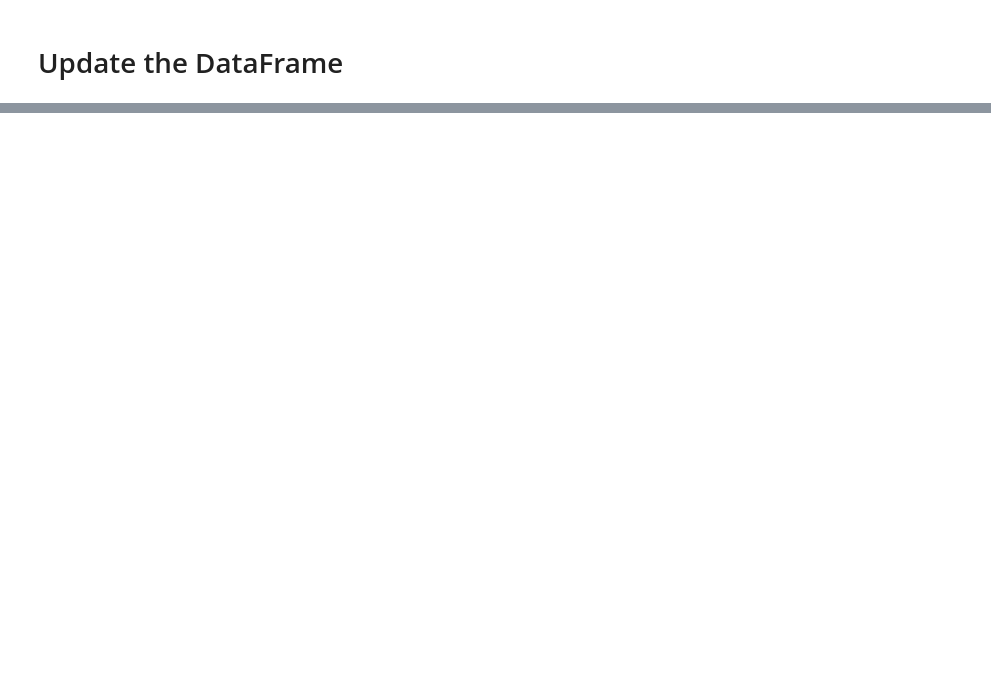
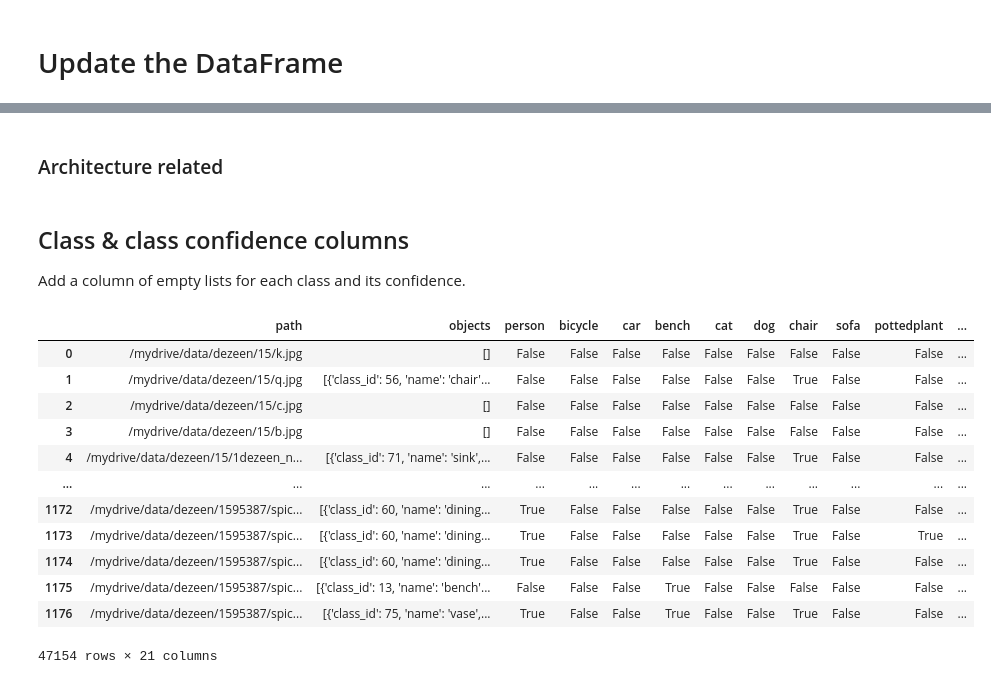
Before and after one commit to rickkk856/dezeenAI, a Jupyter notebook: 3_ObjectDetectionBasic.ipynb, the cells around one changed output, grey strips where cells are left out. Cells and saved outputs as stored; diff of their text form; code cells hidden in the pictures; blank space fills up the shorter version.

```diff
--- a/3_ObjectDetectionBasic.ipynb
+++ b/3_ObjectDetectionBasic.ipynb
@@ -375,0 +292,14 @@ stopClickConnect();
+# %%
+%cd files/tmp
+
+results = []
+# DIR = '/mydrive/files/tmp/'
+# os.chdir(DIR)
+
+for filename in os.listdir(os.getcwd()):
+  if filename.endswith('.json'):
+    results.append('/mydrive/files/tmp/' + filename)
+
+%cd /mydrive
+
+results
@@ -375,0 +329,11 @@ stopClickConnect();
+# %%
+results_df = pd.DataFrame()
+
+for file in tq.tqdm(results):
+  df_tmp = pd.read_json(file)
+  results_df = pd.concat([results_df, df_tmp])
+
+results_df.rename(columns={'filename': 'path'}, inplace=True)
+results_df.drop(['frame_id'], axis=1, inplace=True)
+
+results_df
@@ -375,0 +382,2 @@ stopClickConnect();
+# %% [markdown]
+### Architecture related
@@ -375,0 +467,14 @@ stopClickConnect();
+# %% [markdown]
+## Class & class confidence columns
+Add a column of empty lists for each class and its confidence.
+# %%
+def extractClass(objects, class_name):
+
+  present = False
+
+  for obj in objects:
+    if obj['name'] == class_name:
+      present = True
+      break
+
+  return present
@@ -375,0 +492,18 @@ stopClickConnect();
+# %%
+for cls in tq.tqdm(classes):
+  results_df[cls] = results_df.apply(lambda x: extractClass(x['objects'], cls), axis=1)
+results_df
+# %% [output]
+|  | path | objects | person | bicycle | car | bench | cat | dog | chair | sofa | pottedplant | ... |
+| 0 | /mydrive/data/dezeen/15/k.jpg | [] | False | False | False | False | False | False | False | False | False | ... |
+| 1 | /mydrive/data/dezeen/15/q.jpg | [{'class_id': 56, 'name': 'chair'... | False | False | False | False | False | False | True | False | False | ... |
+| 2 | /mydrive/data/dezeen/15/c.jpg | [] | False | False | False | False | False | False | False | False | False | ... |
+| 3 | /mydrive/data/dezeen/15/b.jpg | [] | False | False | False | False | False | False | False | False | False | ... |
+| 4 | /mydrive/data/dezeen/15/1dezeen_n... | [{'class_id': 71, 'name': 'sink',... | False | False | False | False | False | False | True | False | False | ... |
+| ... | ... | ... | ... | ... | ... | ... | ... | ... | ... | ... | ... | ... |
+| 1172 | /mydrive/data/dezeen/1595387/spic... | [{'class_id': 60, 'name': 'dining... | True | False | False | False | False | False | True | False | False | ... |
+| 1173 | /mydrive/data/dezeen/1595387/spic... | [{'class_id': 60, 'name': 'dining... | True | False | False | False | False | False | True | False | True | ... |
+| 1174 | /mydrive/data/dezeen/1595387/spic... | [{'class_id': 60, 'name': 'dining... | True | False | False | False | False | False | True | False | False | ... |
+| 1175 | /mydrive/data/dezeen/1595387/spic... | [{'class_id': 13, 'name': 'bench'... | False | False | False | True | False | False | False | False | False | ... |
+| 1176 | /mydrive/data/dezeen/1595387/spic... | [{'class_id': 75, 'name': 'vase',... | True | False | False | True | False | False | True | False | False | ... |
+47154 rows × 21 columns
```
Also changed, not shown: parts of 20 cells of this notebook, 6 other files.
